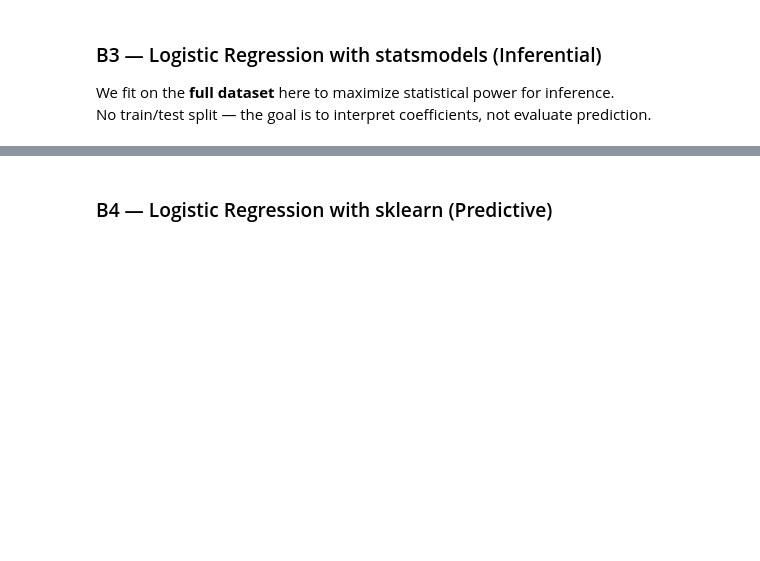
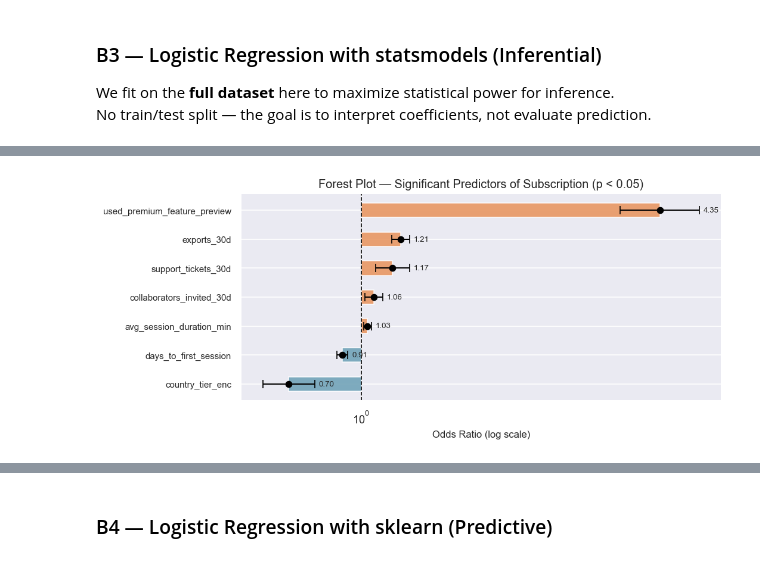
Before and after one commit to timothytzkung/Kung_Tim_Lab_Task, a Jupyter notebook: Assignment_02/IAT461_A2_Scaffold_empty.ipynb, the cells around one changed output, grey strips where cells are left out. Drawn from its saved outputs; the diff is of its cells as text; code cells hidden in the pictures; blank space fills up the shorter version.

```diff
--- a/Assignment_02/IAT461_A2_Scaffold_empty.ipynb
+++ b/Assignment_02/IAT461_A2_Scaffold_empty.ipynb
@@ -830,6 +873,6 @@ We fit on the **full dataset** here to maximize statistical power for inference.
 No train/test split — the goal is to interpret coefficients, not evaluate prediction.
 # %%
 # YOUR CODE HERE
-# X_const_sub = sm.add_constant(X_sub)
-# model_logit = sm.Logit(y_sub, X_const_sub).fit()
-# print(model_logit.summary())
+X_const_sub = sm.add_constant(X_sub.astype(float))
+model_logit = sm.Logit(y_sub, X_const_sub).fit()
+print(model_logit.summary())
@@ -836,7 +897,17 @@ No train/test split — the goal is to interpret coefficients, not evaluate pred
 # %%
 # YOUR CODE HERE
 # Compute odds ratios for all significant predictors (p < 0.05)
-# odds_ratios = np.exp(model_logit.params)
-# conf_int    = np.exp(model_logit.conf_int())
+odds_ratios = np.exp(model_logit.params)
+conf_int    = np.exp(model_logit.conf_int())
+conf_int.columns = ['CI_lower', 'CI_upper']
+
 # Combine into a readable table and display
+or_table = pd.concat([odds_ratios.rename('odds_ratio'), conf_int, model_logit.pvalues.rename('pvalue')], axis=1)
+or_table = or_table.drop(index='const', errors='ignore')
+
 # Filter to significant only: p < 0.05
+sig_or = or_table[or_table['pvalue'] < 0.05].sort_values('odds_ratio', ascending=False)
+
+# Display yay
+print("Significant Predictors (p < 0.05) — Odds Ratios:")
+print(sig_or.round(4).to_string())
@@ -843,8 +924,42 @@ No train/test split — the goal is to interpret coefficients, not evaluate pred
 # %%
 # YOUR CODE HERE
 # Visualize odds ratios as a horizontal bar chart (forest plot style)
 # Show confidence intervals if possible
 # Order bars by magnitude
+plot_df = sig_or.sort_values('odds_ratio')
+
+fig, ax = plt.subplots(figsize=(9, max(4, len(plot_df) * 0.5)))
+
+y_pos = range(len(plot_df))
+
+ax.barh(y_pos, plot_df['odds_ratio'] - 1, left=1,
+        color=[ACCENT if v > 1 else '#6a9fb5' for v in plot_df['odds_ratio']],
+        height=0.5, alpha=0.85)
+
+ax.errorbar(
+    x=plot_df['odds_ratio'],
+    y=y_pos,
+    xerr=[plot_df['odds_ratio'] - plot_df['CI_lower'],
+          plot_df['CI_upper'] - plot_df['odds_ratio']],
+        fmt='o', color='black', capsize=4, linewidth=1.2
+
+)
+
+ax.axvline(x=1, color='black', linewidth=1, linestyle='--')
+
+ax.set_yticks(list(y_pos))
+ax.set_yticklabels(plot_df.index, fontsize=9)
+ax.set_xlabel('Odds Ratio (log scale)', fontsize=10)
+ax.set_title('Forest Plot — Significant Predictors of Subscription (p < 0.05)', fontsize=12)
+ax.set_xscale('log')
+
+for i, (idx, row) in enumerate(plot_df.iterrows()):
+    ax.text(row['CI_upper'] * 1.02, i, f"{row['odds_ratio']:.2f}", va='center', fontsize=8)
+
+plt.tight_layout()
+plt.show()
+# %% [output]
+[figure, added]
 # %% [markdown]
 **✏️ Results paragraph (B3):**
 
```
Also changed, not shown: parts of 24 cells of this notebook.
